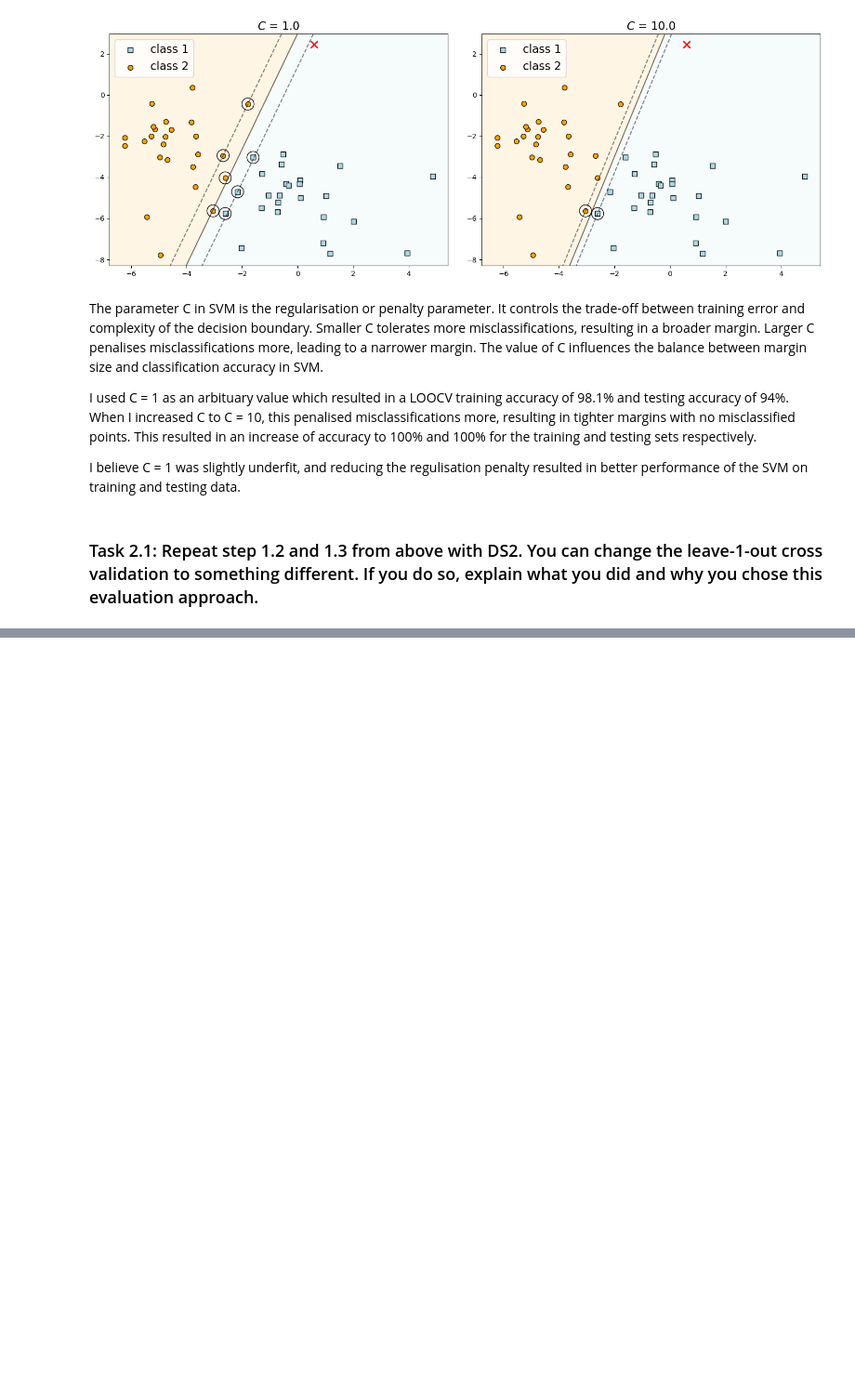
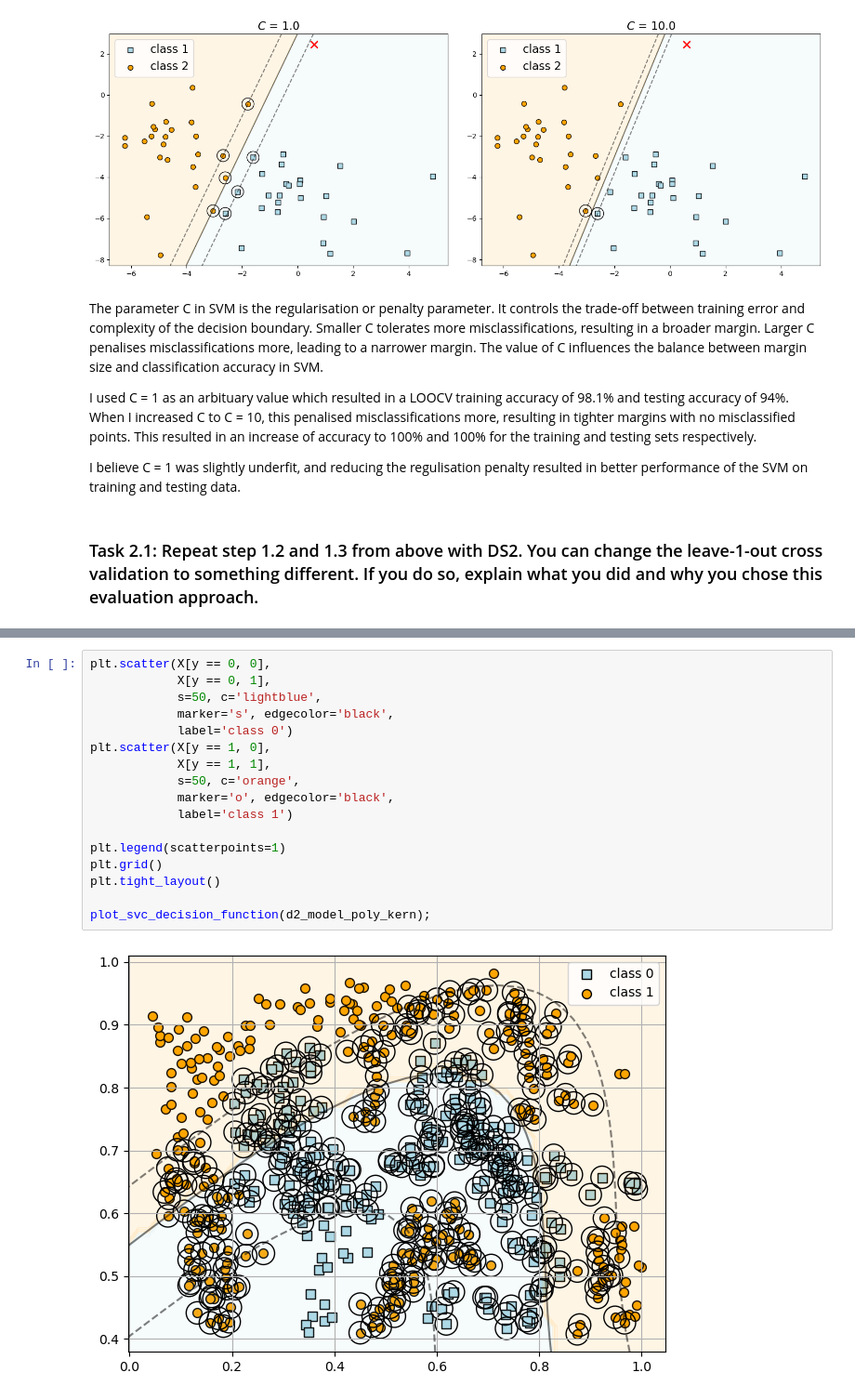
Before and after one commit to Tarin-Eccleston/svm-learning, a Jupyter notebook: modelling/modelling.ipynb, the cells around one changed output, grey strips where cells are left out. Shown at 93% size. Drawn from its saved outputs; the diff is of its cells as text; blank space fills up the shorter version.

```diff
--- a/modelling/modelling.ipynb
+++ b/modelling/modelling.ipynb
@@ -183,0 +280,19 @@ I believe C = 1 was slightly underfit, and reducing the regulisation penalty res
+# %%
+plt.scatter(X[y == 0, 0],
+            X[y == 0, 1],
+            s=50, c='lightblue',
+            marker='s', edgecolor='black',
+            label='class 0')
+plt.scatter(X[y == 1, 0],
+            X[y == 1, 1],
+            s=50, c='orange',
+            marker='o', edgecolor='black',
+            label='class 1')
+
+plt.legend(scatterpoints=1)
+plt.grid()
+plt.tight_layout()
+
+plot_svc_decision_function(d2_model_poly_kern);
+# %% [output]
+[figure, added]
```
Also changed, not shown: parts of 25 cells of this notebook, 3 other files.
